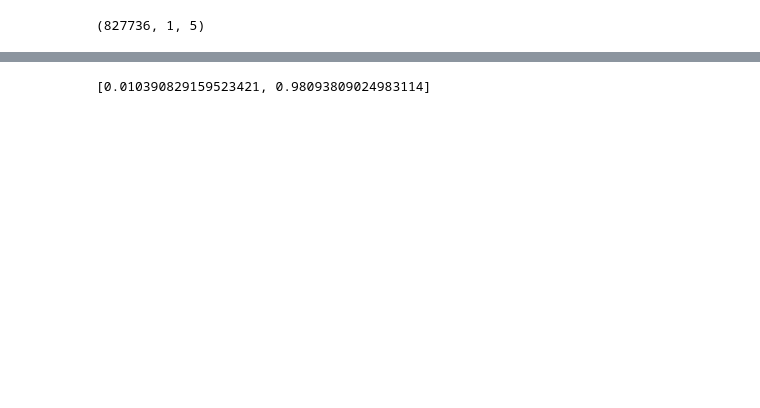
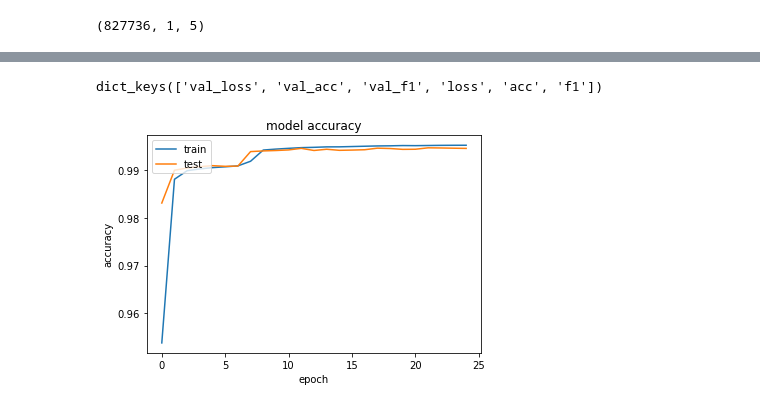
Before and after one commit to khakhulin/IntrusionDetection, a Jupyter notebook: experiment.ipynb, the cells around one changed output, grey strips where cells are left out. Drawn from its saved outputs; the diff is of its cells as text; code cells hidden in the pictures; blank space fills up the shorter version.

Commit message:
Model 1(neural network with 3 dense layers), f1_score=99%, acc=99%

```diff
--- a/experiment.ipynb
+++ b/experiment.ipynb
@@ -37,16 +34,18 @@ y_test_vector = y_test.as_matrix()
 import numpy as np
 from keras.models import Sequential
 from keras.layers import Dense
+from keras.layers import Dropout
 from keras import optimizers
 from keras import losses
 
-batch_size = 500
-epochs = 10
+batch_size = 5000
+epochs = 25
 learning_rate = 0.001
 
 model = Sequential()
 model.add(Dense(64, input_shape=(1, X_train_matrix.shape[1])))
-model.add(Dense(32))
+model.add(Dense(128))
+model.add(Dropout(0.7))
 model.add(Dense(5, activation='softmax'))
 # %%
 y_train_1 = (np.arange(5) == y_train_vector[:,None]).astype(np.int).reshape(-1, 1, 5)
@@ -58,10 +99,4 @@ y_train_1.shape
 # %%
-adam = optimizers.Adam(lr=learning_rate)
-sgd  = optimizers.SGD(lr=learning_rate)
-model.compile(loss=losses.mean_squared_error,
-              optimizer=sgd,
-              metrics=['accuracy'])
-
-model.fit(np.reshape(X_train_matrix, (-1, 1, 37)), y_train_1, batch_size=batch_size, epochs=epochs)
-score = model.evaluate(X_test_matrix.reshape(-1, 1, 37), y_test_1, batch_size=16)
+history = model.fit(np.reshape(X_train_matrix, (-1, 1, 37)), y_train_1, batch_size=batch_size,
+                    validation_data=(np.reshape(X_test_matrix, (-1, 1, 37)), y_test_1), epochs=epochs)#, verbose=False)
 # %% [output]
@@ -88,4 +120,16 @@ Epoch 10/10
-# %%
-print(score)
-# %% [output]
-[0.010390829159523421, 0.98093809024983114]
+# %%
+print(history.history.keys())
+# %% [output]
+dict_keys(['val_loss', 'val_acc', 'val_f1', 'loss', 'acc', 'f1'])
+# %%
+import matplotlib.pyplot as plt
+# summarize history for accuracy
+plt.plot(history.history['acc'])
+plt.plot(history.history['val_acc'])
+plt.title('model accuracy')
+plt.ylabel('accuracy')
+plt.xlabel('epoch')
+plt.legend(['train', 'test'], loc='upper left')
+plt.show()
+# %% [output]
+[figure, added]
```
Also changed, not shown: parts of 7 cells of this notebook.
